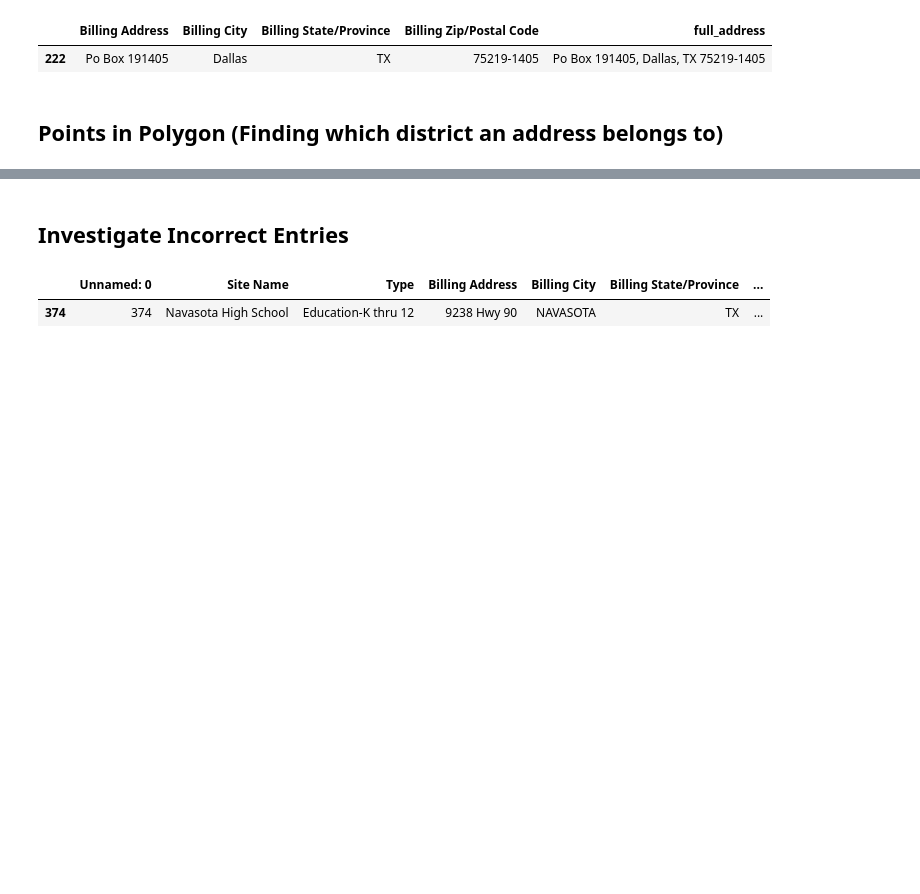
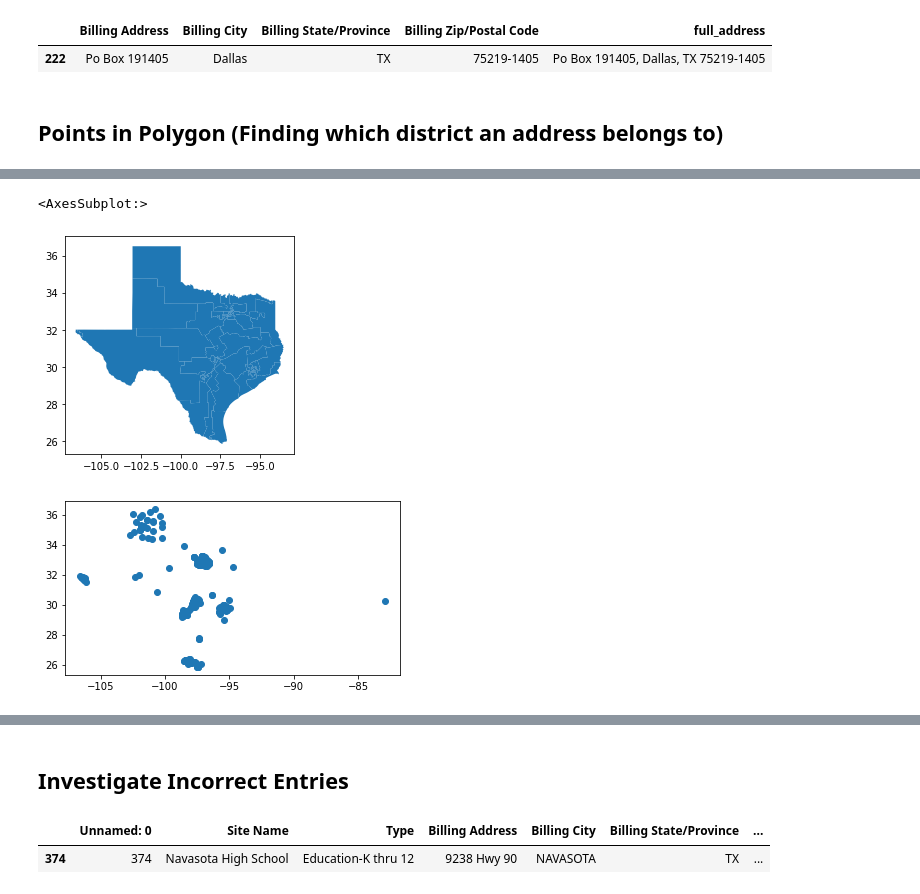
Before and after one commit to aoot/Texas-District-Mapping, a Jupyter notebook: Cleaning Address and Mapping.ipynb, the cells around one changed output, grey strips where cells are left out. Cells and saved outputs as stored; diff of their text form; code cells hidden in the pictures; blank space fills up the shorter version.

```diff
--- a/Cleaning Address and Mapping.ipynb
+++ b/Cleaning Address and Mapping.ipynb
@@ -261,2 +290,9 @@ usHouse_shp = gpd.GeoDataFrame.from_file(f"{fileDirectory}/PLANC193/PLANC193.shp
+# %%
+congress_shp_2022.plot()
+congress_join_2022.plot()
+# %% [output]
+<AxesSubplot:>
+[figure, added]
+[figure, added]
 # %%
 ## Plot service sites on each kinds of district maps
```
Also changed, not shown: parts of 10 cells of this notebook, 1 other file.
